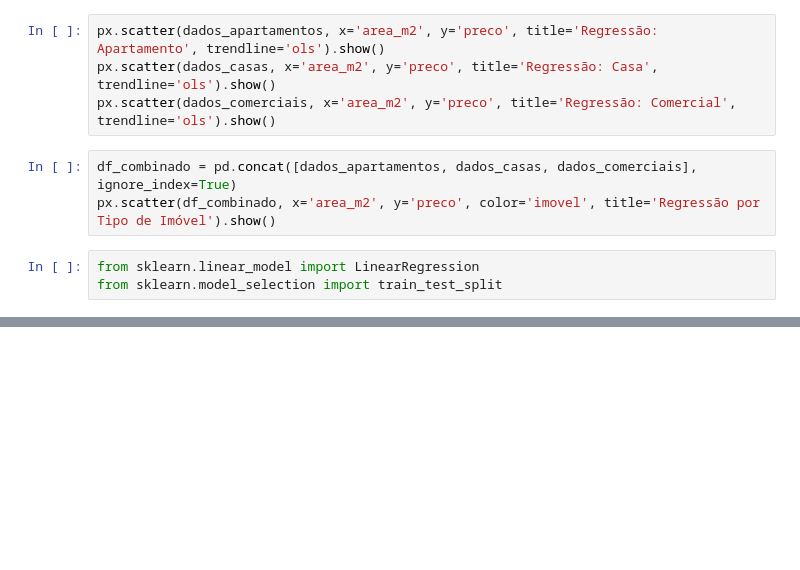
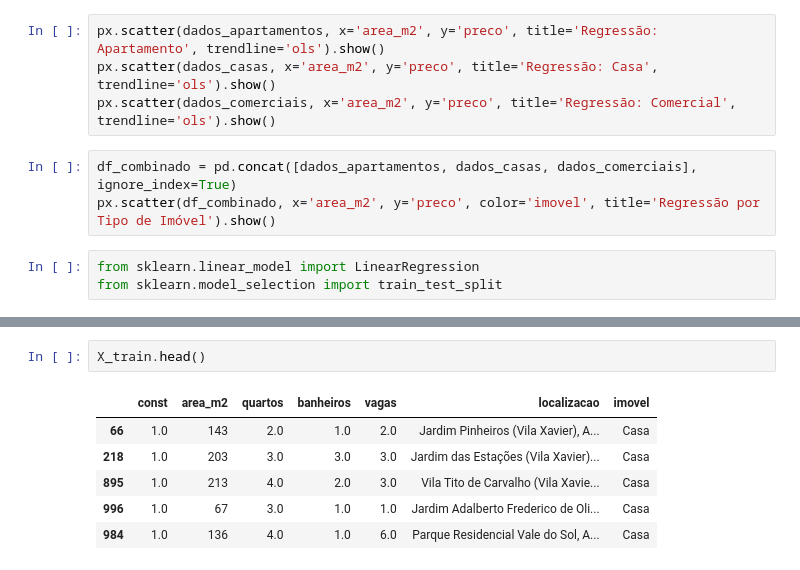
Before and after one commit to MateusEcoAplicada/observatorio_araraquara, a Jupyter notebook: notebooks/regressao.ipynb, the cells around one changed output, grey strips where cells are left out. Drawn from its saved outputs; the diff is of its cells as text; blank space fills up the shorter version.

```diff
--- a/notebooks/regressao.ipynb
+++ b/notebooks/regressao.ipynb
@@ -42,0 +133,9 @@ X = dados_casas.drop(columns=['preco', 'imovel'])
+# %%
+X_train.head()
+# %% [output]
+|  | const | area_m2 | quartos | banheiros | vagas | localizacao | imovel |
+| 66 | 1.0 | 143 | 2.0 | 1.0 | 2.0 | Jardim Pinheiros (Vila Xavier), A... | Casa |
+| 218 | 1.0 | 203 | 3.0 | 3.0 | 3.0 | Jardim das Estações (Vila Xavier)... | Casa |
+| 895 | 1.0 | 213 | 4.0 | 2.0 | 3.0 | Vila Tito de Carvalho (Vila Xavie... | Casa |
+| 996 | 1.0 | 67 | 3.0 | 1.0 | 1.0 | Jardim Adalberto Frederico de Oli... | Casa |
+| 984 | 1.0 | 136 | 4.0 | 1.0 | 6.0 | Parque Residencial Vale do Sol, A... | Casa |
```
Also changed, not shown: parts of 20 cells of this notebook, 2 other files.
